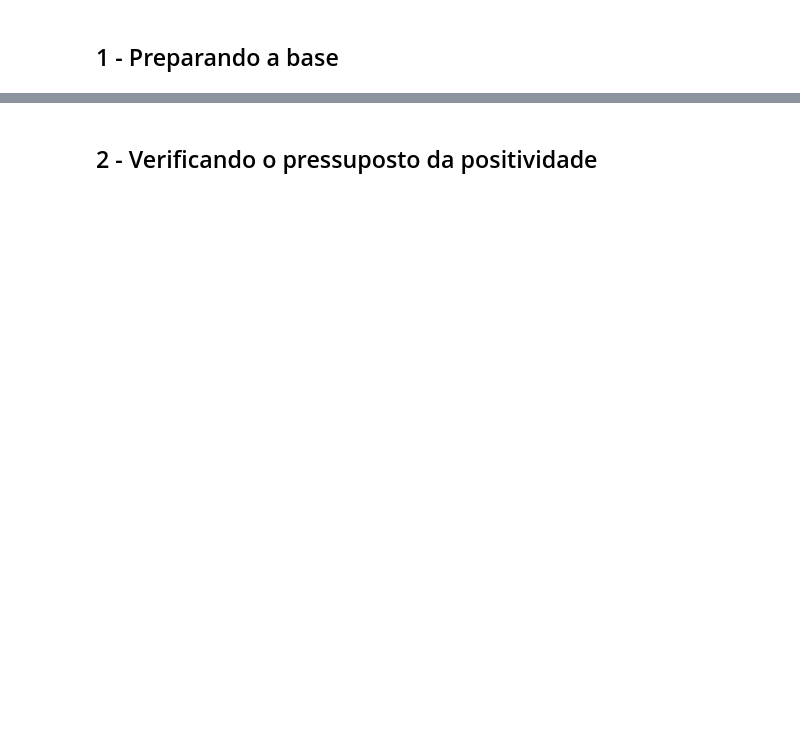
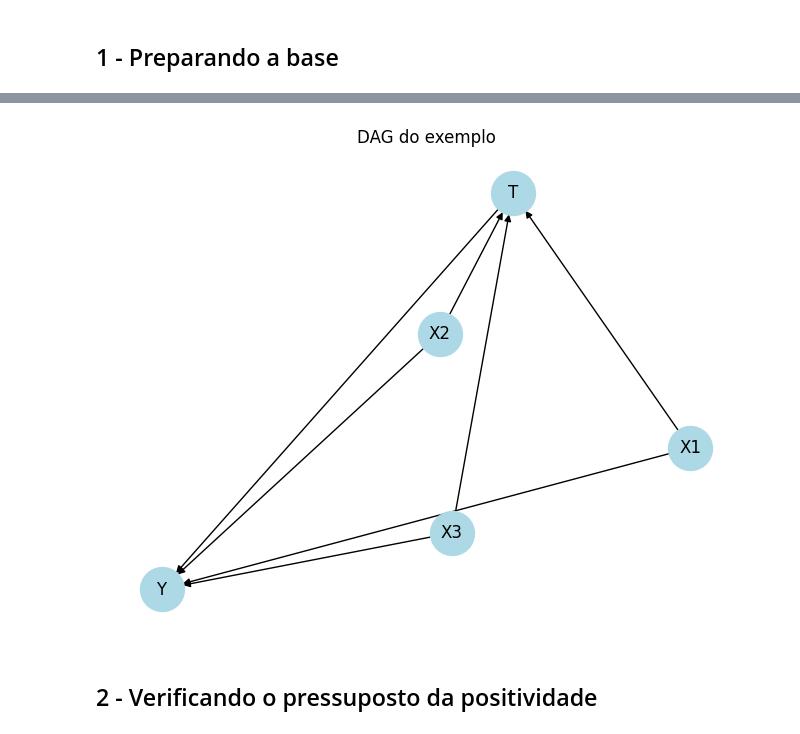
Before and after one commit to GCabral95/Causality, a Jupyter notebook: Double Machine Learning.ipynb, the cells around one changed output, grey strips where cells are left out. Cells and saved outputs as stored; diff of their text form; code cells hidden in the pictures; blank space fills up the shorter version.

```diff
--- a/Double Machine Learning.ipynb
+++ b/Double Machine Learning.ipynb
@@ -76,6 +80,30 @@ df.head()
 features_base = ['X1','X2','X3_B']
 # %%
 # Visualizacao do DAG
+import networkx as nx
+import matplotlib.pyplot as plt
+
+# Criar um grafo direcionado
+G = nx.DiGraph()
+
+# Adicionar arestas (de onde -> para onde)
+G.add_edges_from([
+    ("T", "Y"),
+    ("X1", "Y"),
+    ("X2", "Y"),
+    ("X3", "Y"),
+    ("X1", "T"),
+    ("X2", "T"),
+    ("X3", "T"),
+])
+
+# Desenhar o grafo
+pos = nx.spring_layout(G)  # Layout automático
+nx.draw(G, pos, with_labels=True, arrows=True, node_size=1000, node_color="lightblue", font_size=12)
+plt.title("DAG do exemplo")
+plt.show()
+# %% [output]
+[figure, added]
 # %% [markdown]
 ## 2 - Verificando o pressuposto da positividade
 # %%
```
Also changed, not shown: parts of 12 cells of this notebook.
